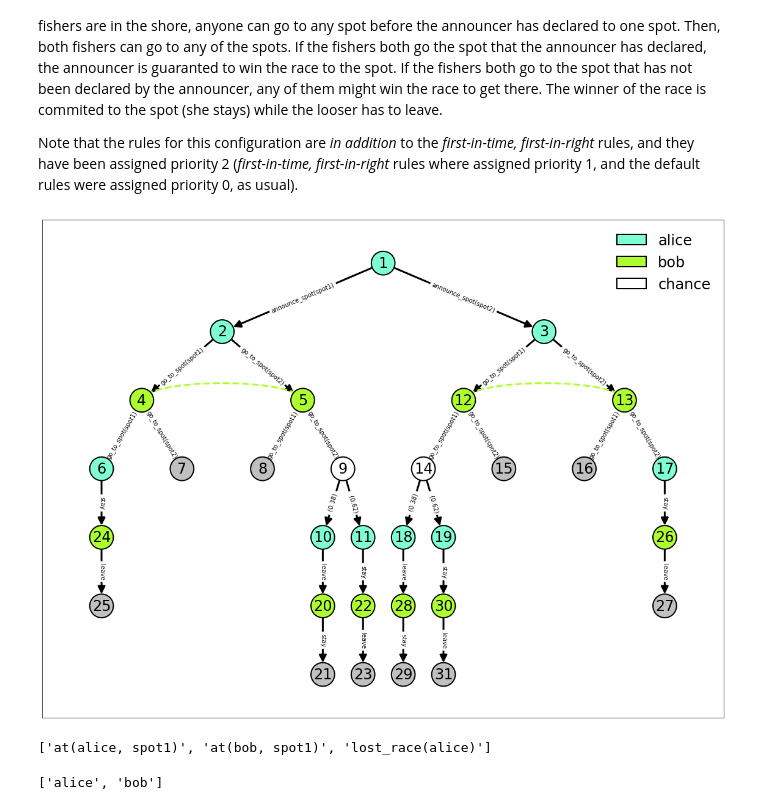
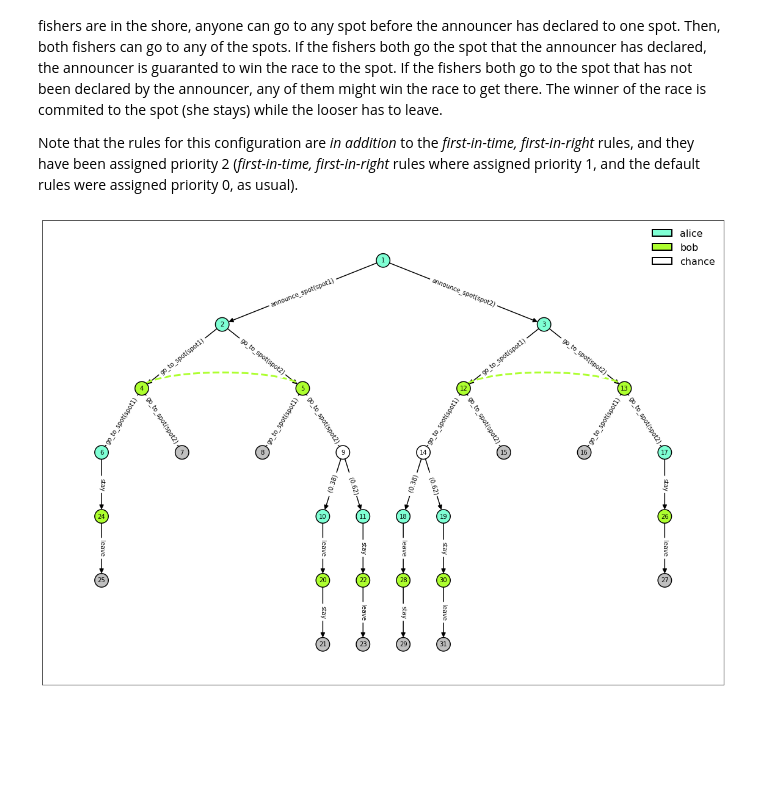
Before and after one commit to nmontesg/norms-games, a Jupyter notebook: examples/gamesFromRules/fishing-game/fishing_game.ipynb, the cells around one changed output. Drawn from its saved outputs; the diff is of its cells as text; code cells hidden in the pictures; blank space fills up the shorter version.

```diff
--- a/examples/gamesFromRules/fishing-game/fishing_game.ipynb
+++ b/examples/gamesFromRules/fishing-game/fishing_game.ipynb
@@ -78,15 +55,5 @@ game = build_full_game('.', 'fishers', threshold=1)
 # %%
-my_fig_kwargs = dict(figsize=(20,15), frameon=False)
-my_node_kwargs = dict(font_size=24, node_size=1500, edgecolors='k',
-                      linewidths=2)
-my_edge_kwargs = dict(arrowsize=25, width=3)
-my_edge_labels_kwargs = dict(font_size=10)
-my_patch_kwargs = dict(linewidth=2)
-my_legend_kwargs = dict(fontsize=24, loc='upper right', edgecolor='white')
-my_utility_label_kwargs = dict(horizontalalignment='center', fontsize=24)
-my_info_sets_kwargs = dict(linestyle='--', linewidth=3)
-
-position_colors =  {'alice':'aquamarine', 'bob':'greenyellow'}
+game = build_full_game('.', 'fishers', threshold=1)
 
 fig = plot_game(game,
                 position_colors,
@@ -99,5 +66,5 @@ fig = plot_game(game,
                 draw_utility=False,
                 info_sets_kwargs=my_info_sets_kwargs)
 
-fig.savefig('fishers_race.png', bbox_inches='tight', dpi=200)
+# fig.savefig('fishers_race.png', bbox_inches='tight', dpi=200)
 # %% [output]
@@ -127,35 +78,18 @@ game = build_full_game('.', 'fishers', threshold=2)
 # %%
-my_fig_kwargs = dict(figsize=(20,15), frameon=False)
-my_node_kwargs = dict(font_size=24, node_size=1500, edgecolors='k',
-                      linewidths=2)
-my_edge_kwargs = dict(arrowsize=25, width=3)
-my_edge_labels_kwargs = dict(font_size=10)
-my_patch_kwargs = dict(linewidth=2)
-my_legend_kwargs = dict(fontsize=24, loc='upper right', edgecolor='white')
-my_utility_label_kwargs = dict(horizontalalignment='center', fontsize=24)
-my_info_sets_kwargs = dict(linestyle='--', linewidth=3)
+game = build_full_game('.', 'fishers', threshold=2)
 
-position_colors =  {'alice':'aquamarine', 'bob':'greenyellow'}
-
+my_fig_kwargs = dict(figsize=(20,14), frameon=False)
 fig = plot_game(game,
                 position_colors,
                 fig_kwargs=my_fig_kwargs,
                 node_kwargs=my_node_kwargs,
                 edge_kwargs=my_edge_kwargs,
                 edge_labels_kwargs=my_edge_labels_kwargs,
                 patch_kwargs=my_patch_kwargs,
                 legend_kwargs=my_legend_kwargs,
                 draw_utility=False,
                 info_sets_kwargs=my_info_sets_kwargs)
 
-fig.savefig('fishers_announce.png', bbox_inches='tight', dpi=200)
+# fig.savefig('fishers_announce.png', bbox_inches='tight', dpi=200)
 # %% [output]
-[figure, old version]
+[figure, new version]
-# %%
-game.node_info[18]
-# %% [output]
-['at(alice, spot1)', 'at(bob, spot1)', 'lost_race(alice)']
-# %%
-game.players
-# %% [output]
-['alice', 'bob']
```
Also changed, not shown: parts of 8 cells of this notebook, 11 other files.
